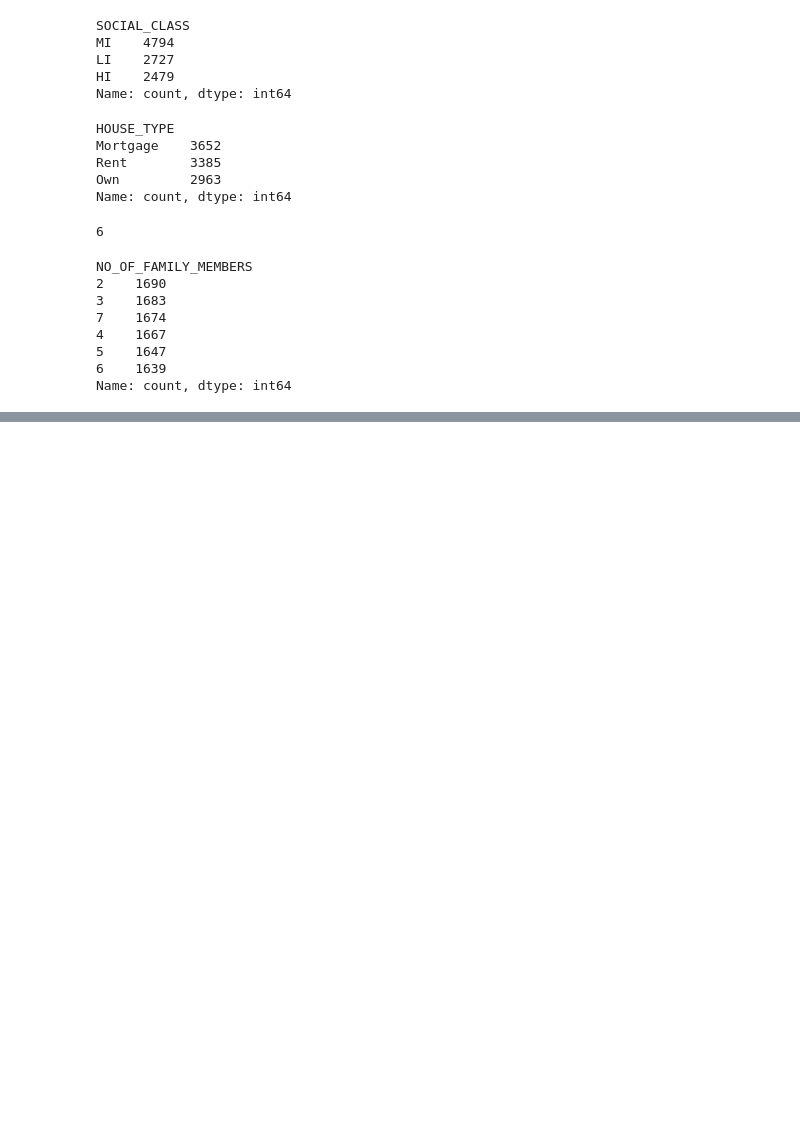
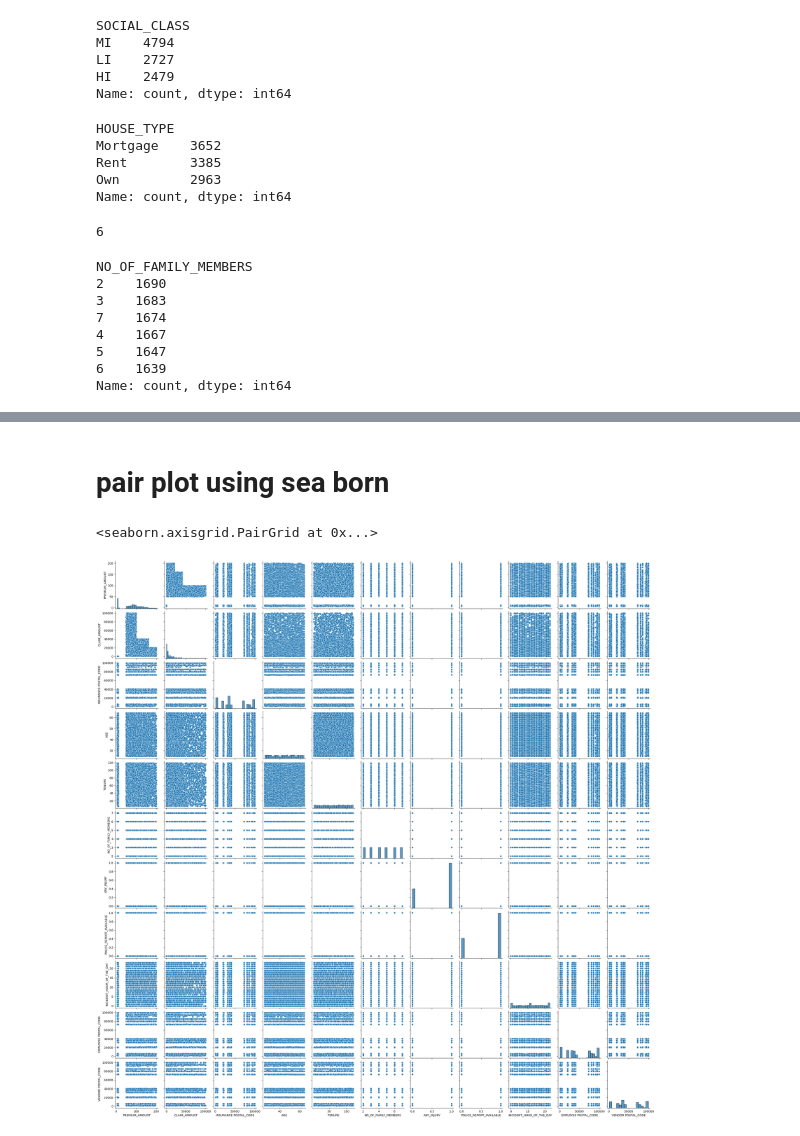
Before and after one commit to JustinS25/Insurance-Claim-Detection, a Jupyter notebook: Code/insurance_claim_valuecounts.ipynb, the cells around one changed output, grey strips where cells are left out. Cells and saved outputs as stored; diff of their text form; code cells hidden in the pictures; blank space fills up the shorter version.

```diff
--- a/Code/insurance_claim_valuecounts.ipynb
+++ b/Code/insurance_claim_valuecounts.ipynb
@@ -282,0 +305,7 @@ Name: count, dtype: int64
+# %% [markdown]
+# pair plot using sea born
+# %%
+sns.pairplot(ins_claim_fraud)
+# %% [output]
+<seaborn.axisgrid.PairGrid at 0x...>
+[figure, added]
```
Also changed, not shown: parts of 3 cells of this notebook.
